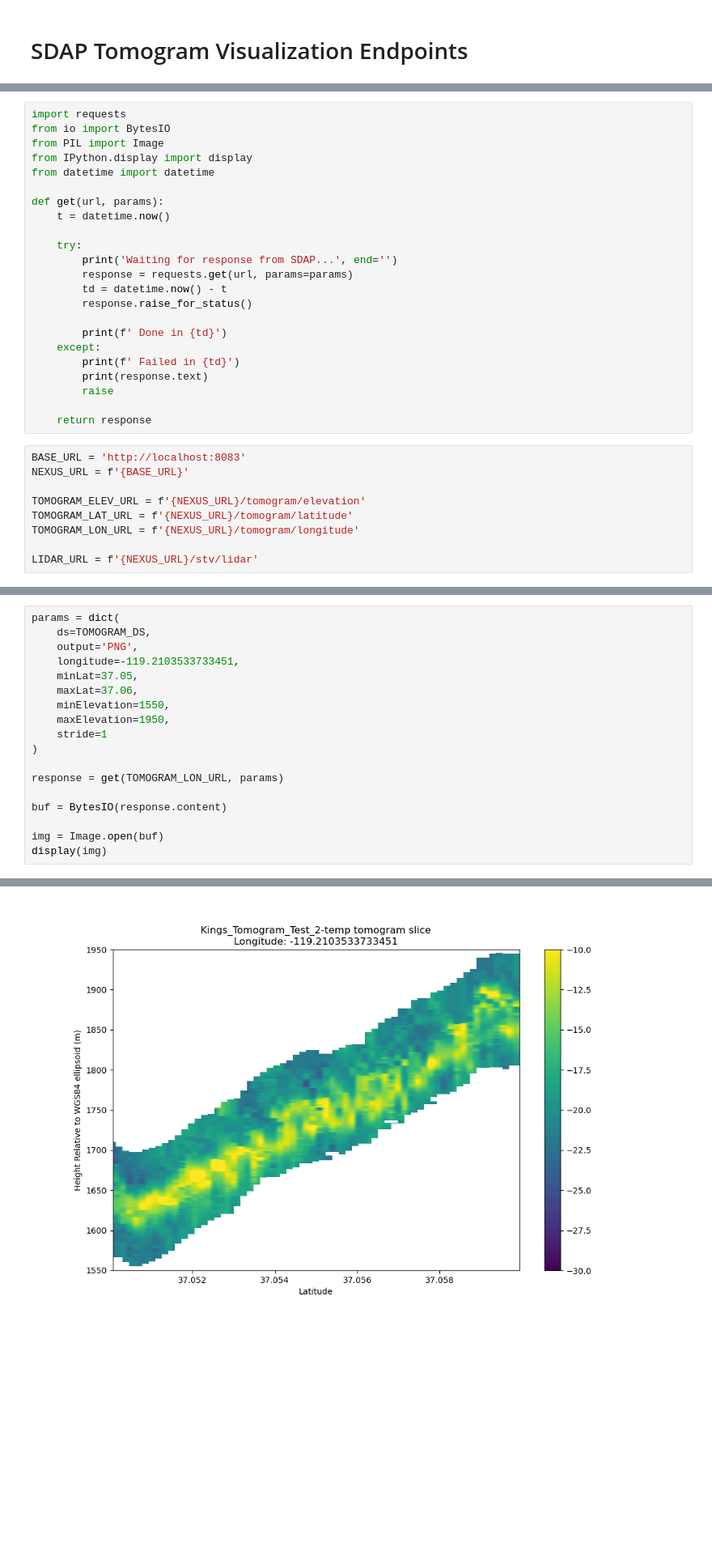
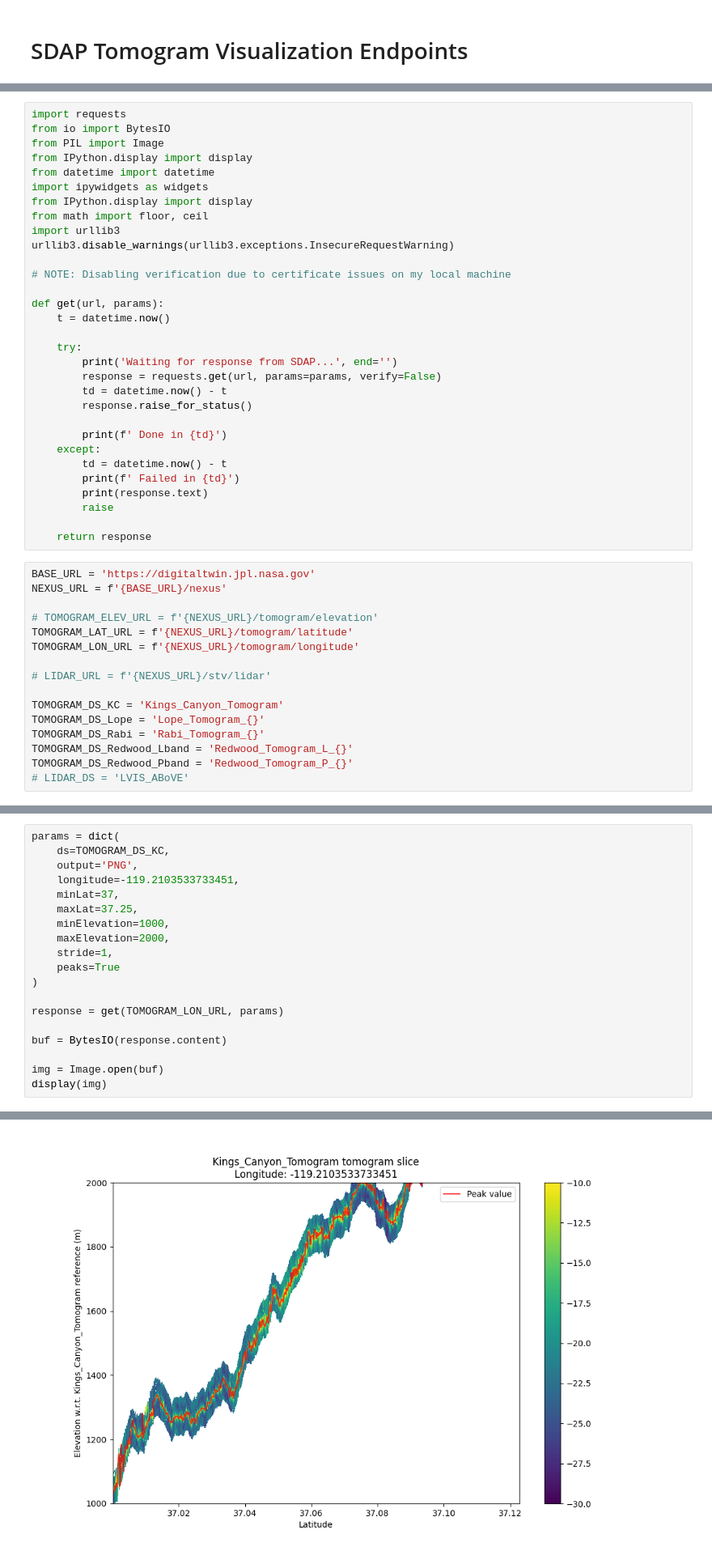
Before and after one commit to EarthDigitalTwin/STV-FIS-Notebooks, a Jupyter notebook: SDAP_visualizations.ipynb, the cells around one changed output, grey strips where cells are left out. Shown: that part at 81% size. Saved outputs shown, nothing was run; the diff lists cells and outputs as text; blank space fills up the shorter version.

```diff
--- a/SDAP_visualizations.ipynb
+++ b/SDAP_visualizations.ipynb
@@ -12,29 +18,44 @@ from io import BytesIO
 from PIL import Image
 from IPython.display import display
 from datetime import datetime
+import ipywidgets as widgets
+from IPython.display import display
+from math import floor, ceil
+import urllib3
+urllib3.disable_warnings(urllib3.exceptions.InsecureRequestWarning)
+
+# NOTE: Disabling verification due to certificate issues on my local machine
 
 def get(url, params):
     t = datetime.now()
 
     try:
         print('Waiting for response from SDAP...', end='')
-        response = requests.get(url, params=params)
+        response = requests.get(url, params=params, verify=False)
         td = datetime.now() - t
         response.raise_for_status()
 
         print(f' Done in {td}')
     except:
+        td = datetime.now() - t
         print(f' Failed in {td}')
         print(response.text)
         raise
 
     return response
 # %%
-BASE_URL = 'http://localhost:8083'
-NEXUS_URL = f'{BASE_URL}'
+BASE_URL = 'https://digitaltwin.jpl.nasa.gov'
+NEXUS_URL = f'{BASE_URL}/nexus'
 
-TOMOGRAM_ELEV_URL = f'{NEXUS_URL}/tomogram/elevation'
+# TOMOGRAM_ELEV_URL = f'{NEXUS_URL}/tomogram/elevation'
 TOMOGRAM_LAT_URL = f'{NEXUS_URL}/tomogram/latitude'
 TOMOGRAM_LON_URL = f'{NEXUS_URL}/tomogram/longitude'
 
-LIDAR_URL = f'{NEXUS_URL}/stv/lidar'
+# LIDAR_URL = f'{NEXUS_URL}/stv/lidar'
+
+TOMOGRAM_DS_KC = 'Kings_Canyon_Tomogram'
+TOMOGRAM_DS_Lope = 'Lope_Tomogram_{}'
+TOMOGRAM_DS_Rabi = 'Rabi_Tomogram_{}'
+TOMOGRAM_DS_Redwood_Lband = 'Redwood_Tomogram_L_{}'
+TOMOGRAM_DS_Redwood_Pband = 'Redwood_Tomogram_P_{}'
+# LIDAR_DS = 'LVIS_ABoVE'
@@ -82,13 +210,14 @@ Waiting for response from SDAP... Done in 0:00:30.731166
 # %%
 params = dict(
-    ds=TOMOGRAM_DS,
+    ds=TOMOGRAM_DS_KC,
     output='PNG',
     longitude=-119.2103533733451,
-    minLat=37.05,
-    maxLat=37.06,
-    minElevation=1550,
-    maxElevation=1950,
-    stride=1
+    minLat=37,
+    maxLat=37.25,
+    minElevation=1000,
+    maxElevation=2000,
+    stride=1,
+    peaks=True
 )
 
 response = get(TOMOGRAM_LON_URL, params)
@@ -102 +231 @@ Waiting for response from SDAP... Done in 0:00:25.234284
-[figure, old version]
+[figure, new version]
```
Also changed, not shown: parts of 17 cells of this notebook.
